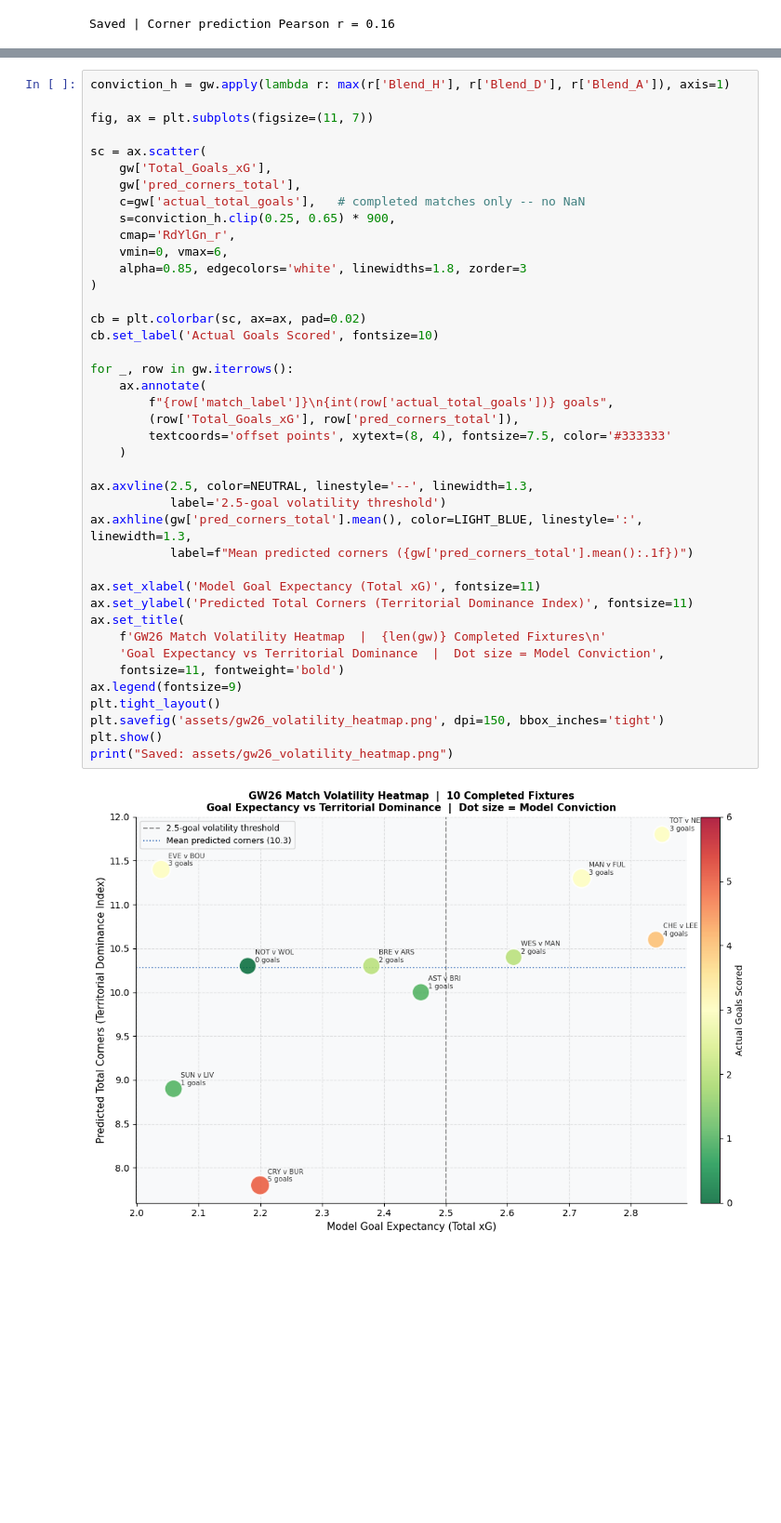
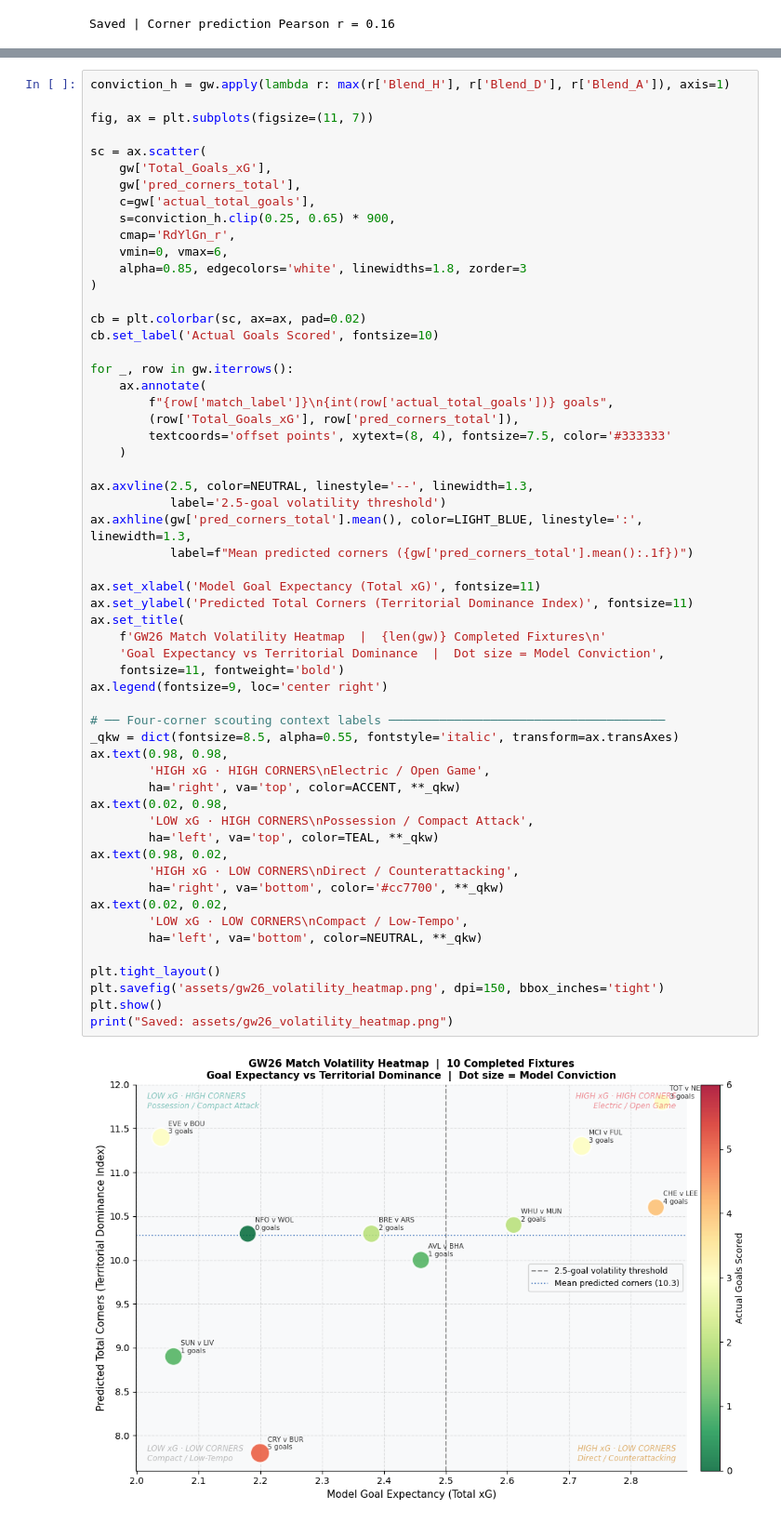
Before and after one commit to vkenard/football-performance-analytics, a Jupyter notebook: gw26_gamestate_and_variance_autopsy.ipynb, the cells around one changed output, grey strips where cells are left out. Shown at 93% size. Drawn from its saved outputs; the diff is of its cells as text; blank space fills up the shorter version.

```diff
--- a/gw26_gamestate_and_variance_autopsy.ipynb
+++ b/gw26_gamestate_and_variance_autopsy.ipynb
@@ -235,41 +259,57 @@ fig, ax = plt.subplots(figsize=(11, 7))
 sc = ax.scatter(
     gw['Total_Goals_xG'],
     gw['pred_corners_total'],
-    c=gw['actual_total_goals'],   # completed matches only -- no NaN
+    c=gw['actual_total_goals'],
     s=conviction_h.clip(0.25, 0.65) * 900,
     cmap='RdYlGn_r',
     vmin=0, vmax=6,
     alpha=0.85, edgecolors='white', linewidths=1.8, zorder=3
 )
 
 cb = plt.colorbar(sc, ax=ax, pad=0.02)
 cb.set_label('Actual Goals Scored', fontsize=10)
 
 for _, row in gw.iterrows():
     ax.annotate(
         f"{row['match_label']}\n{int(row['actual_total_goals'])} goals",
         (row['Total_Goals_xG'], row['pred_corners_total']),
         textcoords='offset points', xytext=(8, 4), fontsize=7.5, color='#333333'
     )
 
 ax.axvline(2.5, color=NEUTRAL, linestyle='--', linewidth=1.3,
            label='2.5-goal volatility threshold')
 ax.axhline(gw['pred_corners_total'].mean(), color=LIGHT_BLUE, linestyle=':', linewidth=1.3,
            label=f"Mean predicted corners ({gw['pred_corners_total'].mean():.1f})")
 
 ax.set_xlabel('Model Goal Expectancy (Total xG)', fontsize=11)
 ax.set_ylabel('Predicted Total Corners (Territorial Dominance Index)', fontsize=11)
 ax.set_title(
     f'GW26 Match Volatility Heatmap  |  {len(gw)} Completed Fixtures\n'
     'Goal Expectancy vs Territorial Dominance  |  Dot size = Model Conviction',
     fontsize=11, fontweight='bold')
-ax.legend(fontsize=9)
+ax.legend(fontsize=9, loc='center right')
+
+# ── Four-corner scouting context labels ──────────────────────────────────────
+_qkw = dict(fontsize=8.5, alpha=0.55, fontstyle='italic', transform=ax.transAxes)
+ax.text(0.98, 0.98,
+        'HIGH xG · HIGH CORNERS\nElectric / Open Game',
+        ha='right', va='top', color=ACCENT, **_qkw)
+ax.text(0.02, 0.98,
+        'LOW xG · HIGH CORNERS\nPossession / Compact Attack',
+        ha='left', va='top', color=TEAL, **_qkw)
+ax.text(0.98, 0.02,
+        'HIGH xG · LOW CORNERS\nDirect / Counterattacking',
+        ha='right', va='bottom', color='#cc7700', **_qkw)
+ax.text(0.02, 0.02,
+        'LOW xG · LOW CORNERS\nCompact / Low-Tempo',
+        ha='left', va='bottom', color=NEUTRAL, **_qkw)
+
 plt.tight_layout()
 plt.savefig('assets/gw26_volatility_heatmap.png', dpi=150, bbox_inches='tight')
 plt.show()
 print("Saved: assets/gw26_volatility_heatmap.png")
 # %% [output]
-[figure, old version]
+[figure, new version]
 Saved: assets/gw26_volatility_heatmap.png
 # %% [markdown]
 ![GW26 Volatility Heatmap](https://raw.githubusercontent.com/vkenard/football-performance-analytics/main/assets/gw26_volatility_heatmap.png)
```
Also changed, not shown: parts of 4 cells of this notebook, 6 other files.
